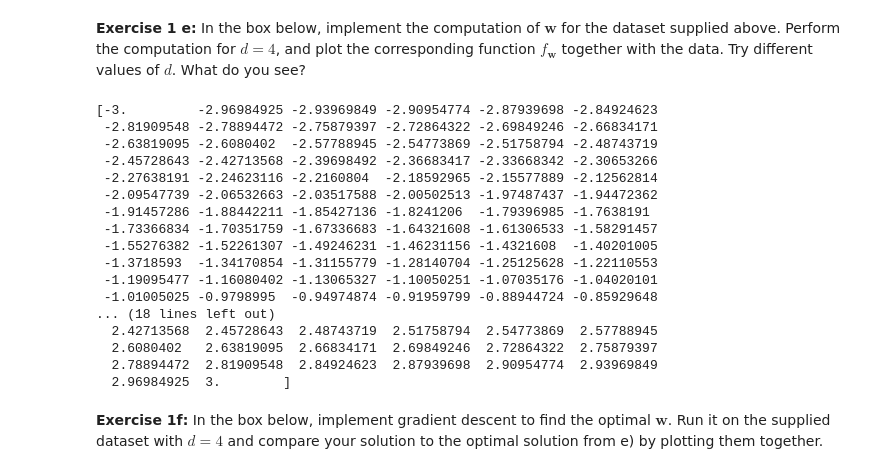
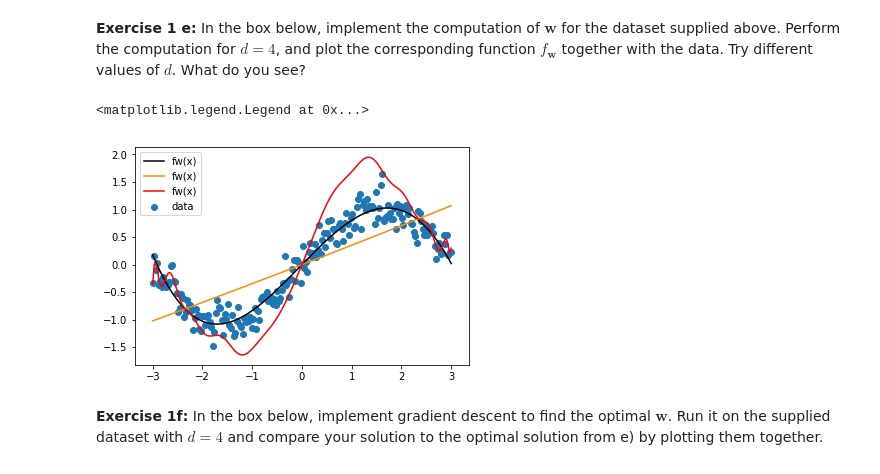
Before and after one commit to Cavtheman/skolearbejde, a Jupyter notebook: MASD/exam/template/polyfit.ipynb, the cells around one changed output. Saved outputs shown, nothing was run; the diff lists cells and outputs as text; code cells hidden in the pictures.

```diff
--- a/MASD/exam/template/polyfit.ipynb
+++ b/MASD/exam/template/polyfit.ipynb
@@ -25,26 +26,38 @@ Text(0,0.5,'y')
 [figure]
 # %% [markdown]
 **Exercise 1 e:** In the box below, implement the computation of $\textbf{w}$ for the dataset supplied above. Perform the computation for $d = 4$, and plot the corresponding function $f_\mathbf{w}$ together with the data. Try different values of $d$. What do you see?
-# %%
-print(xs)
-# %% [output]
-[-3.         -2.96984925 -2.93969849 -2.90954774 -2.87939698 -2.84924623
- -2.81909548 -2.78894472 -2.75879397 -2.72864322 -2.69849246 -2.66834171
- -2.63819095 -2.6080402  -2.57788945 -2.54773869 -2.51758794 -2.48743719
- -2.45728643 -2.42713568 -2.39698492 -2.36683417 -2.33668342 -2.30653266
- -2.27638191 -2.24623116 -2.2160804  -2.18592965 -2.15577889 -2.12562814
- -2.09547739 -2.06532663 -2.03517588 -2.00502513 -1.97487437 -1.94472362
- -1.91457286 -1.88442211 -1.85427136 -1.8241206  -1.79396985 -1.7638191
- -1.73366834 -1.70351759 -1.67336683 -1.64321608 -1.61306533 -1.58291457
- -1.55276382 -1.52261307 -1.49246231 -1.46231156 -1.4321608  -1.40201005
- -1.3718593  -1.34170854 -1.31155779 -1.28140704 -1.25125628 -1.22110553
- -1.19095477 -1.16080402 -1.13065327 -1.10050251 -1.07035176 -1.04020101
- -1.01005025 -0.9798995  -0.94974874 -0.91959799 -0.88944724 -0.85929648
-... (18 lines left out)
-  2.42713568  2.45728643  2.48743719  2.51758794  2.54773869  2.57788945
-  2.6080402   2.63819095  2.66834171  2.69849246  2.72864322  2.75879397
-  2.78894472  2.81909548  2.84924623  2.87939698  2.90954774  2.93969849
-  2.96984925  3.        ]
+# %%
+data = np.loadtxt('E1data.txt')
+xs = data[:,0].copy()
+ys = data[:,1].copy()
+
+def fw(w,x):
+    retVal = 0
+    for j in range(len(w)):
+        retVal = retVal + w[j]*(x**(j+1))
+    return retVal
+
+def calcW(d, matrix):
+    yVec = matrix[:,1].copy()
+    xVec = data[:,0].copy()
+    xmat = np.empty([len(matrix[:,0]), d])
+
+    for i in range(len(xVec)):
+        for j in range(d):
+            xmat[i][j] = xVec[i]**(j+1)
+
+    return inv(xmat.transpose() @ xmat) @ xmat.transpose() @ yVec
+
+
+plt.plot(xs, fw(calcW(4,data),xs), label="fw(x)", color='black')
+plt.plot(xs, fw(calcW(2,data),xs), label="fw(x)", color='darkorange')
+plt.plot(xs, fw(calcW(30,data),xs), label="fw(x)", color='red')
+#plt.plot(calcW(d,data), label='w')
+plt.scatter(xs, ys, label='data')
+plt.legend()
+# %% [output]
+<matplotlib.legend.Legend at 0x...>
+[figure, added]
 # %% [markdown]
 **Exercise 1f:** In the box below, implement gradient descent to find the optimal $\mathbf{w}$. Run it on the supplied dataset with $d=4$ and compare your solution to the optimal solution from e) by plotting them together.
 # %%
```
Also changed, not shown: parts of 3 cells of this notebook, 15 other files.
